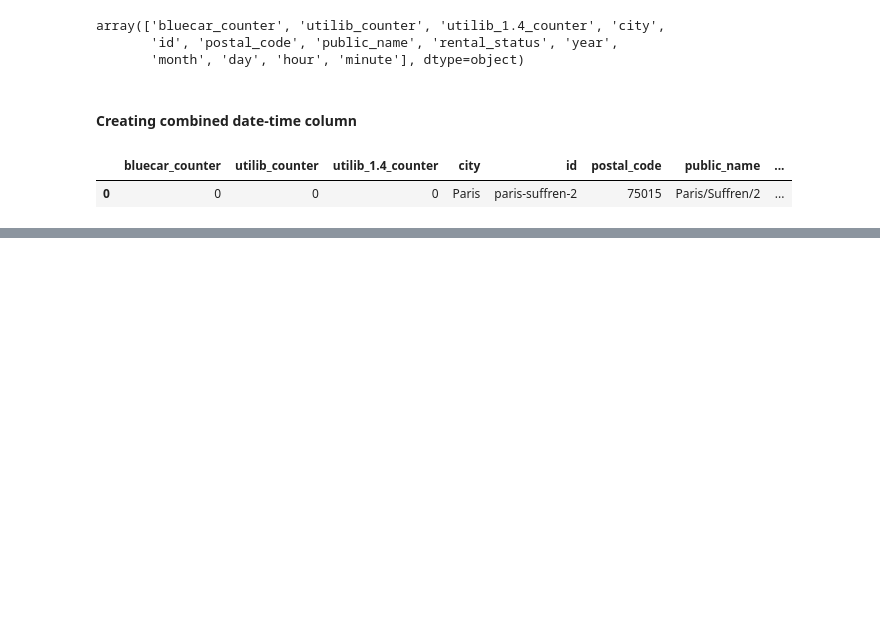
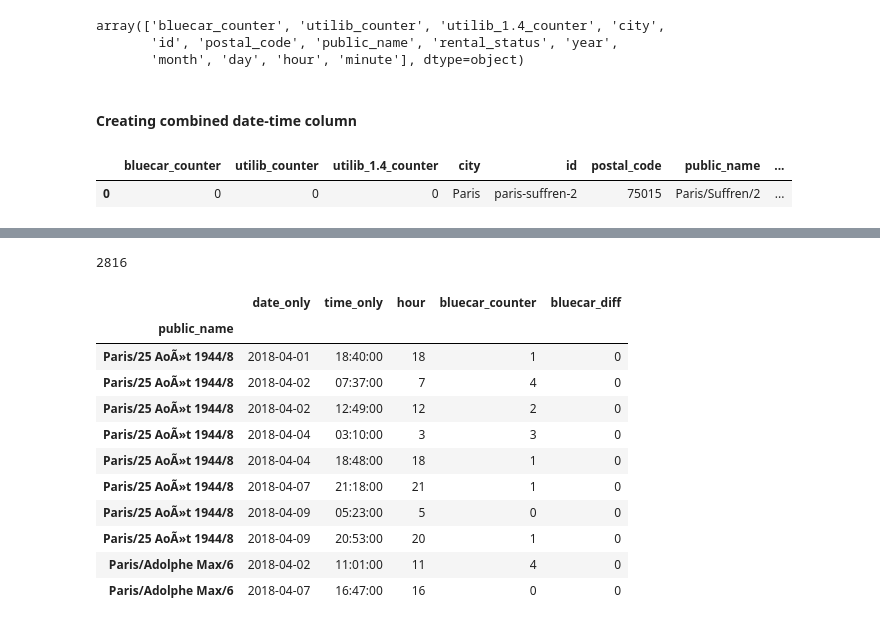
Before and after one commit to Sharon-Faith/ip-autolib, a Jupyter notebook: autolib_ip.ipynb, the cells around one changed output, grey strips where cells are left out. Drawn from its saved outputs; the diff is of its cells as text; code cells hidden in the pictures; blank space fills up the shorter version.

```diff
--- a/autolib_ip.ipynb
+++ b/autolib_ip.ipynb
@@ -142,0 +157,8 @@ df.head(2)
+# %%
+#Identify the most popular hour of the
+#day for picking up a shared electric car (Bluecar) in the city of Paris over the month of April 2018.
+
+dfp = df[df["city"] == "Paris"]
+
+dfp = pd.DataFrame(dfp.groupby(['public_name','date_only', 'time_only', 'hour'])['bluecar_counter'].sum())
+dfp.head(10)
@@ -142,0 +178,22 @@ df.head(2)
+# %%
+len(dfp)
+# %% [output]
+2816
+# %%
+#resetting the index to make the date, time and hour indexes columns
+dfp.reset_index(level=[1,2,3], inplace = True)
+dfp = dfp.assign(bluecar_diff=0)
+dfp.head(10)
+# %% [output]
+|  | date_only | time_only | hour | bluecar_counter | bluecar_diff |
+| public_name |  |  |  |  |  |
+| Paris/25 AoÃ»t 1944/8 | 2018-04-01 | 18:40:00 | 18 | 1 | 0 |
+| Paris/25 AoÃ»t 1944/8 | 2018-04-02 | 07:37:00 | 7 | 4 | 0 |
+| Paris/25 AoÃ»t 1944/8 | 2018-04-02 | 12:49:00 | 12 | 2 | 0 |
+| Paris/25 AoÃ»t 1944/8 | 2018-04-04 | 03:10:00 | 3 | 3 | 0 |
+| Paris/25 AoÃ»t 1944/8 | 2018-04-04 | 18:48:00 | 18 | 1 | 0 |
+| Paris/25 AoÃ»t 1944/8 | 2018-04-07 | 21:18:00 | 21 | 1 | 0 |
+| Paris/25 AoÃ»t 1944/8 | 2018-04-09 | 05:23:00 | 5 | 0 | 0 |
+| Paris/25 AoÃ»t 1944/8 | 2018-04-09 | 20:53:00 | 20 | 1 | 0 |
+| Paris/Adolphe Max/6 | 2018-04-02 | 11:01:00 | 11 | 4 | 0 |
+| Paris/Adolphe Max/6 | 2018-04-07 | 16:47:00 | 16 | 0 | 0 |
```
Also changed, not shown: parts of 11 cells of this notebook.
